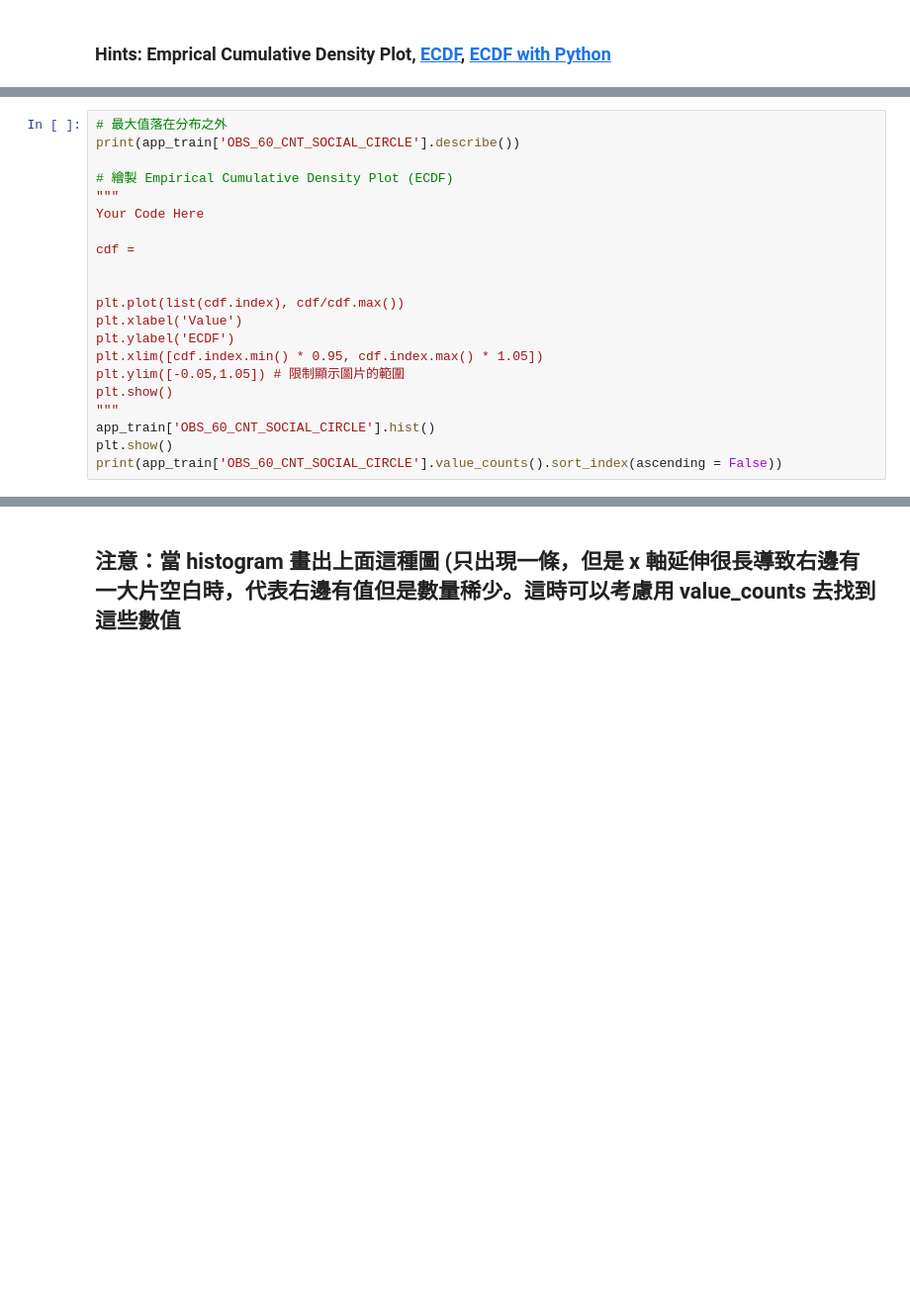
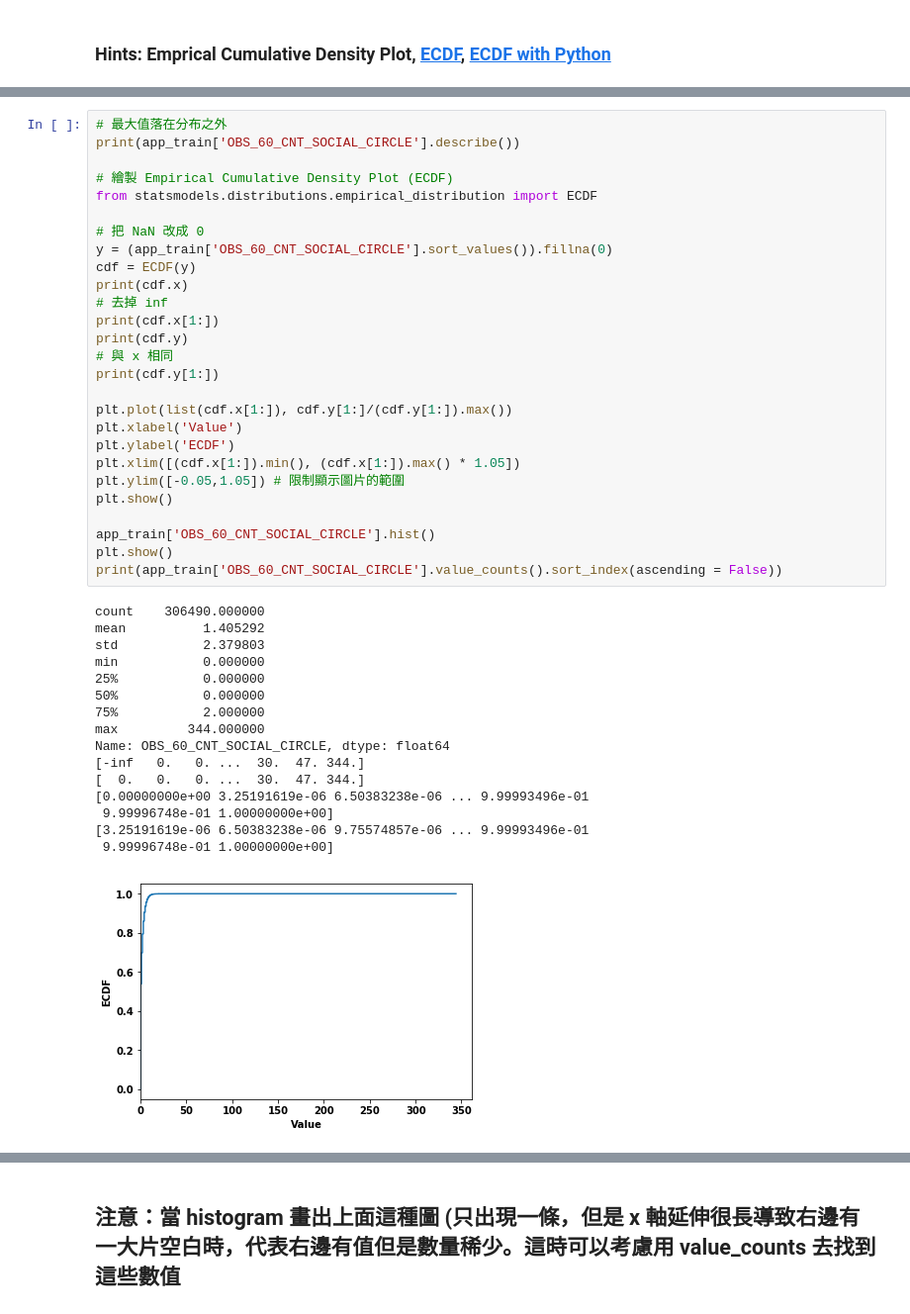
Before and after one commit to bluesky6529/2nd-ML100Days, a Jupyter notebook: homework/Day_006_HW.ipynb, the cells around one changed output, grey strips where cells are left out. Shown at 99% size. Saved outputs shown, nothing was run; the diff lists cells and outputs as text; blank space fills up the shorter version.

```diff
--- a/homework/Day_006_HW.ipynb
+++ b/homework/Day_006_HW.ipynb
@@ -150,21 +164,44 @@ app_train['REGION_POPULATION_RELATIVE'].value_counts()
 # %%
 # 最大值落在分布之外
 print(app_train['OBS_60_CNT_SOCIAL_CIRCLE'].describe())
 
 # 繪製 Empirical Cumulative Density Plot (ECDF)
-"""
-Your Code Here
+from statsmodels.distributions.empirical_distribution import ECDF
 
-cdf =
+# 把 NaN 改成 0
+y = (app_train['OBS_60_CNT_SOCIAL_CIRCLE'].sort_values()).fillna(0)
+cdf = ECDF(y)
+print(cdf.x)
+# 去掉 inf
+print(cdf.x[1:])
+print(cdf.y)
+# 與 x 相同
+print(cdf.y[1:])
 
-
-plt.plot(list(cdf.index), cdf/cdf.max())
+plt.plot(list(cdf.x[1:]), cdf.y[1:]/(cdf.y[1:]).max())
 plt.xlabel('Value')
 plt.ylabel('ECDF')
-plt.xlim([cdf.index.min() * 0.95, cdf.index.max() * 1.05])
+plt.xlim([(cdf.x[1:]).min(), (cdf.x[1:]).max() * 1.05])
 plt.ylim([-0.05,1.05]) # 限制顯示圖片的範圍
 plt.show()
-"""
+
 app_train['OBS_60_CNT_SOCIAL_CIRCLE'].hist()
 plt.show()
 print(app_train['OBS_60_CNT_SOCIAL_CIRCLE'].value_counts().sort_index(ascending = False))
+# %% [output]
+count    306490.000000
+mean          1.405292
+std           2.379803
+min           0.000000
+25%           0.000000
+50%           0.000000
+75%           2.000000
+max         344.000000
+Name: OBS_60_CNT_SOCIAL_CIRCLE, dtype: float64
+[-inf   0.   0. ...  30.  47. 344.]
+[  0.   0.   0. ...  30.  47. 344.]
+[0.00000000e+00 3.25191619e-06 6.50383238e-06 ... 9.99993496e-01
+ 9.99996748e-01 1.00000000e+00]
+[3.25191619e-06 6.50383238e-06 9.75574857e-06 ... 9.99993496e-01
+ 9.99996748e-01 1.00000000e+00]
+[figure, added]
```
Also changed, not shown: parts of 7 cells of this notebook.
